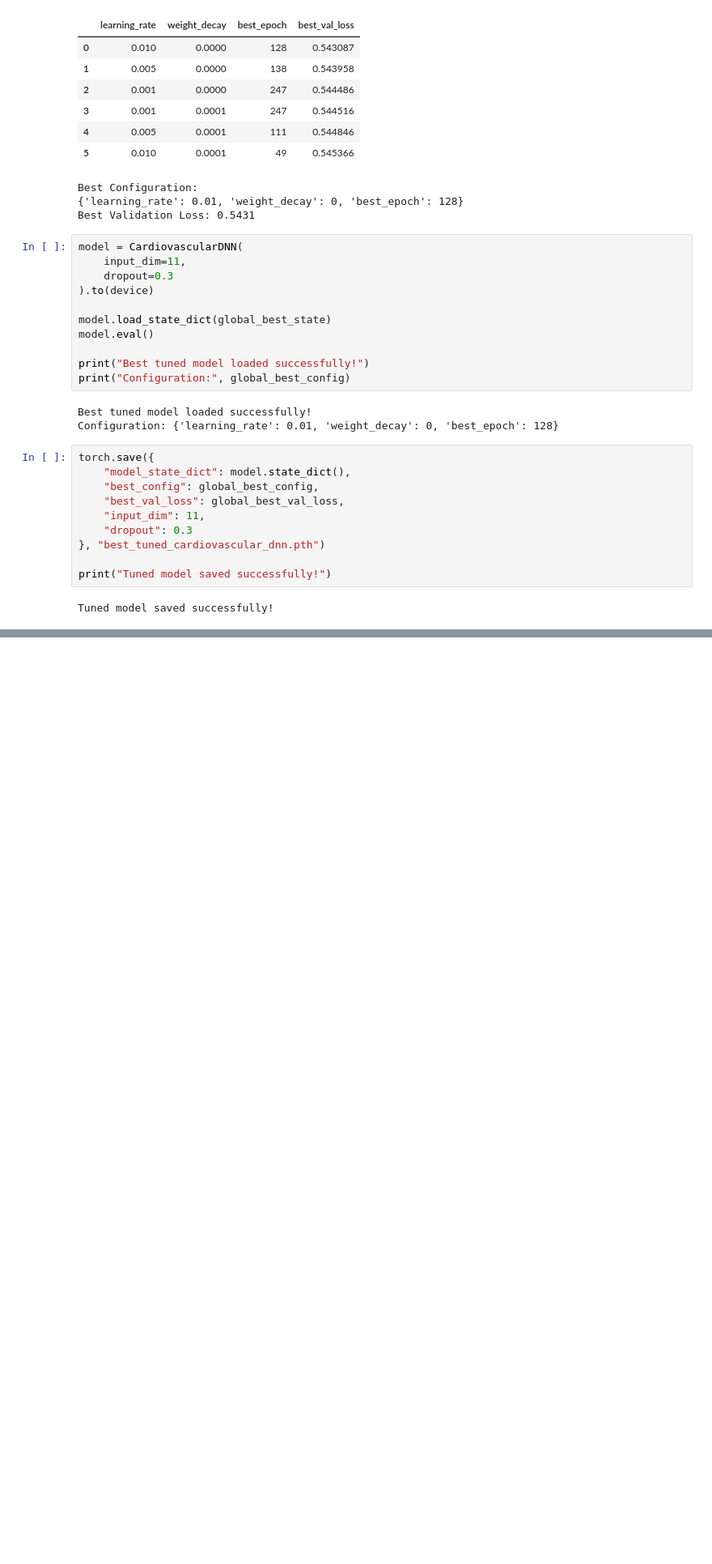
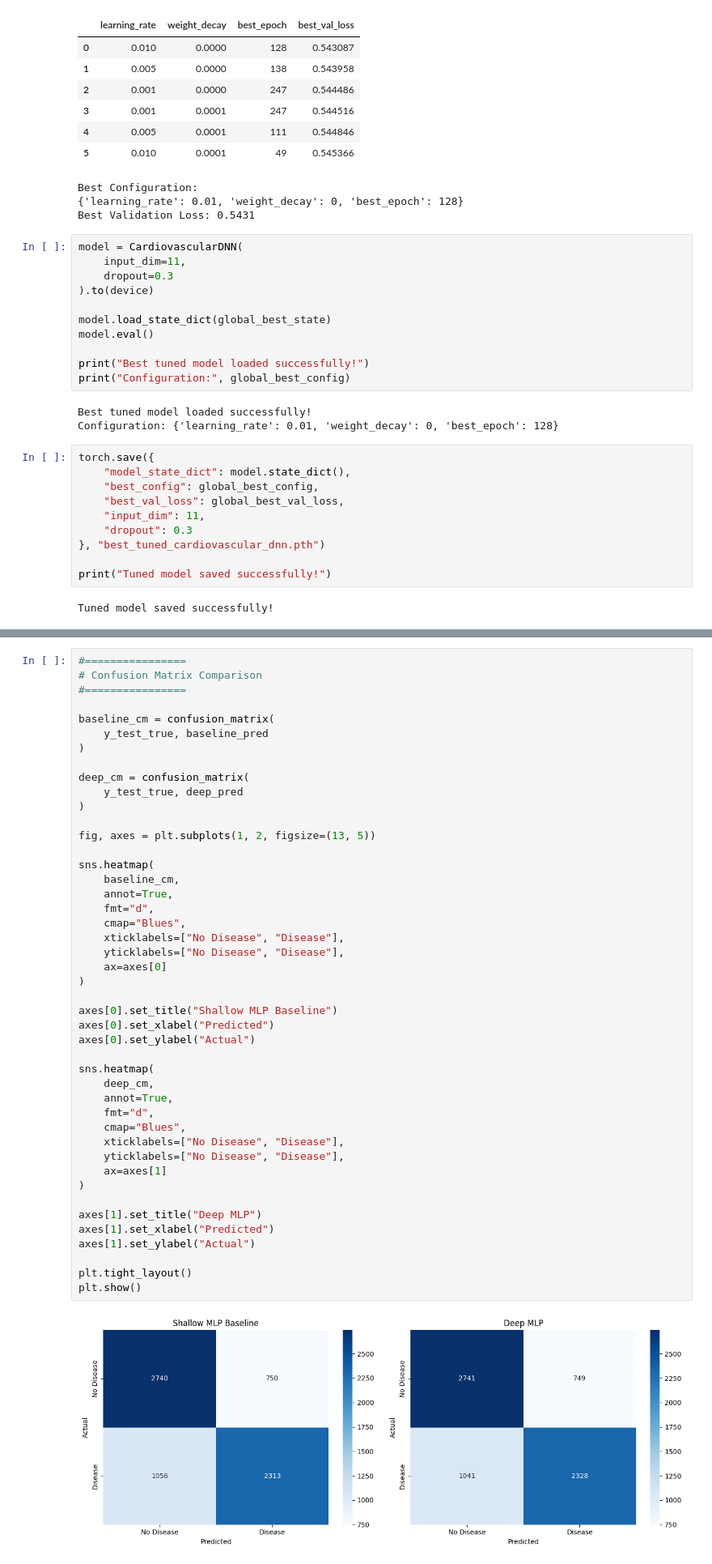
Before and after one commit to OmarAymanZaid/MLP-based-medical-classification, a Jupyter notebook: notebooks/2_Core_implementation.ipynb, the cells around one changed output, grey strips where cells are left out. Shown at 81% size. Drawn from its saved outputs; the diff is of its cells as text; blank space fills up the shorter version.

```diff
--- a/notebooks/2. Core_implementation.ipynb
+++ b/notebooks/2_Core_implementation.ipynb
@@ -2065 +2202,48 @@ plt.show()
+# %%
+#================
+# Confusion Matrix Comparison
+#================
+
+baseline_cm = confusion_matrix(
+    y_test_true, baseline_pred
+)
+
+deep_cm = confusion_matrix(
+    y_test_true, deep_pred
+)
+
+fig, axes = plt.subplots(1, 2, figsize=(13, 5))
+
+sns.heatmap(
+    baseline_cm,
+    annot=True,
+    fmt="d",
+    cmap="Blues",
+    xticklabels=["No Disease", "Disease"],
+    yticklabels=["No Disease", "Disease"],
+    ax=axes[0]
+)
+
+axes[0].set_title("Shallow MLP Baseline")
+axes[0].set_xlabel("Predicted")
+axes[0].set_ylabel("Actual")
+
+sns.heatmap(
+    deep_cm,
+    annot=True,
+    fmt="d",
+    cmap="Blues",
+    xticklabels=["No Disease", "Disease"],
+    yticklabels=["No Disease", "Disease"],
+    ax=axes[1]
+)
+
+axes[1].set_title("Deep MLP")
+axes[1].set_xlabel("Predicted")
+axes[1].set_ylabel("Actual")
+
+plt.tight_layout()
+plt.show()
+# %% [output]
+[figure, added]
 # %%
```
Also changed, not shown: parts of 19 cells of this notebook.
